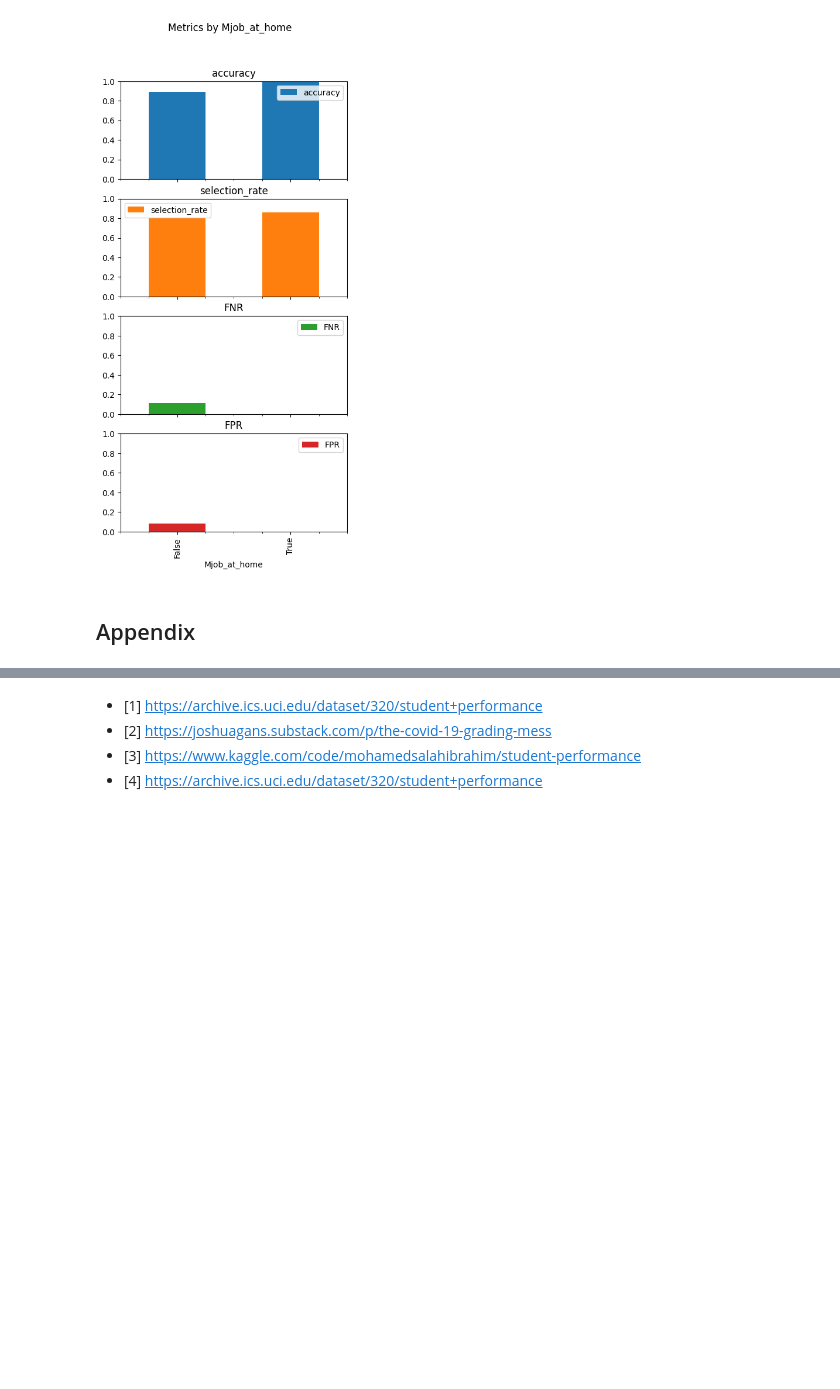
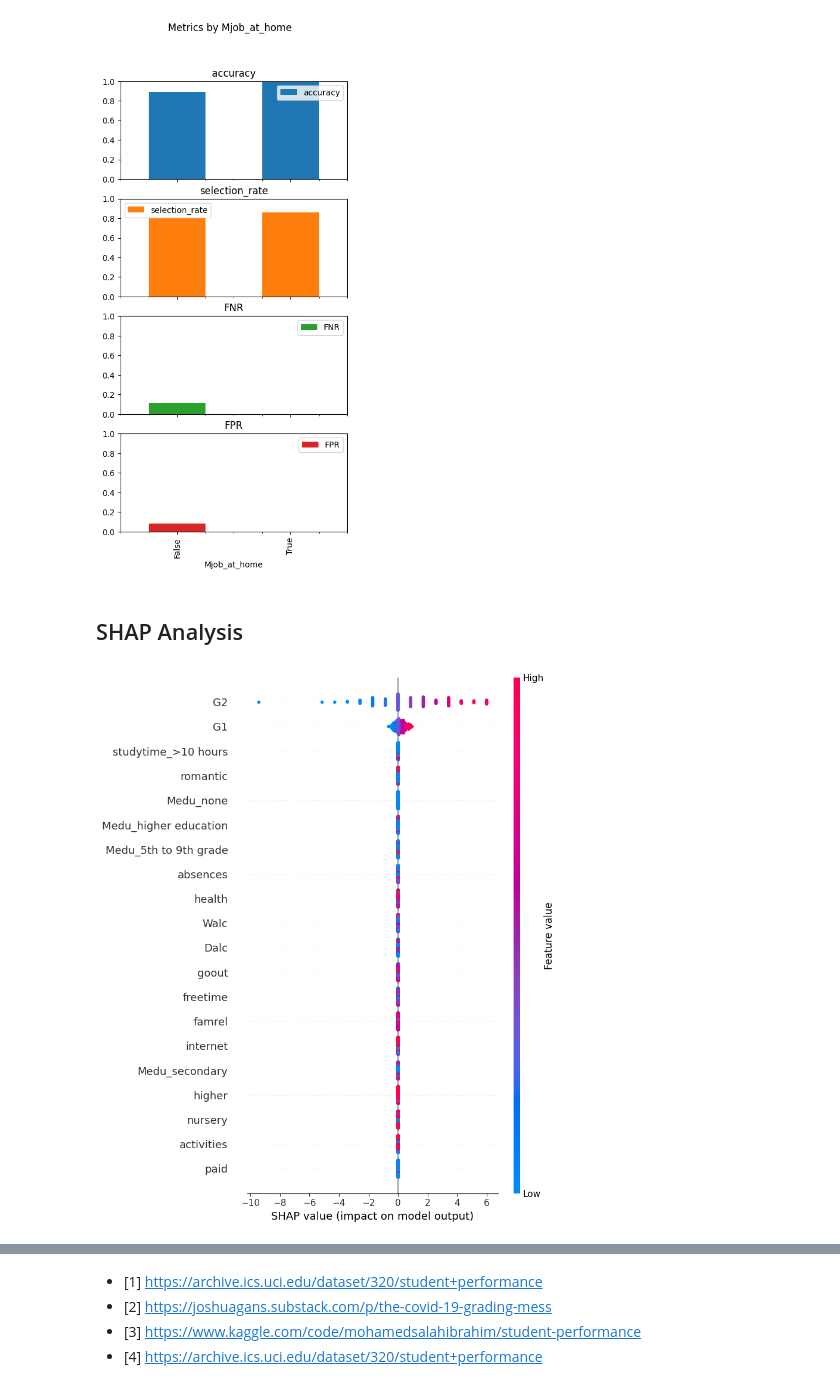
Before and after one commit to Yahtze/CS-9223-RAI-Project, a Jupyter notebook: draft_report.ipynb, the cells around one changed output, grey strips where cells are left out. Drawn from its saved outputs; the diff is of its cells as text; code cells hidden in the pictures; blank space fills up the shorter version.

Commit message:
Completed Shap Analysis

```diff
--- a/draft_report.ipynb
+++ b/draft_report.ipynb
@@ -465,7 +465,7 @@ X_train, X_test, y_train, y_test = train_test_split(X, y, test_size=0.2, random_
 import joblib
 from sklearn.linear_model import Lasso
 
-file_path = 'Lasso_model.pkl'
+file_path = 'model_files/Lasso_model.pkl'
 
 try:
     lasso_model = joblib.load(file_path)
@@ -675,5 +676,5 @@ Demographic parity ratio: 0.9312
 False selection rate: 0.7982
 True selection rate: 0.8571
 [figure]
-# %% [markdown]
-## Appendix
+# %% [markdown]
+## SHAP Analysis
@@ -679,0 +685,15 @@ True selection rate: 0.8571
+# %%
+# Initialize the explainer
+explainer = shap.LinearExplainer(lasso_model, X_train, feature_perturbation="interventional")
+# Apply it to the test data
+shap_values = explainer.shap_values(X_test)
+# %%
+#Clean Up Values Before Passing to the Summary Plot
+
+X_test_clean = X_test.astype(float).values
+shap_values_clean = shap_values.astype(float)
+
+#Plot Shap Summary Plot
+shap.summary_plot(shap_values_clean, X_test_clean, feature_names=X_train.columns)
+# %% [output]
+[figure, added]
```
Also changed, not shown: parts of 10 cells of this notebook, 6 other files.
